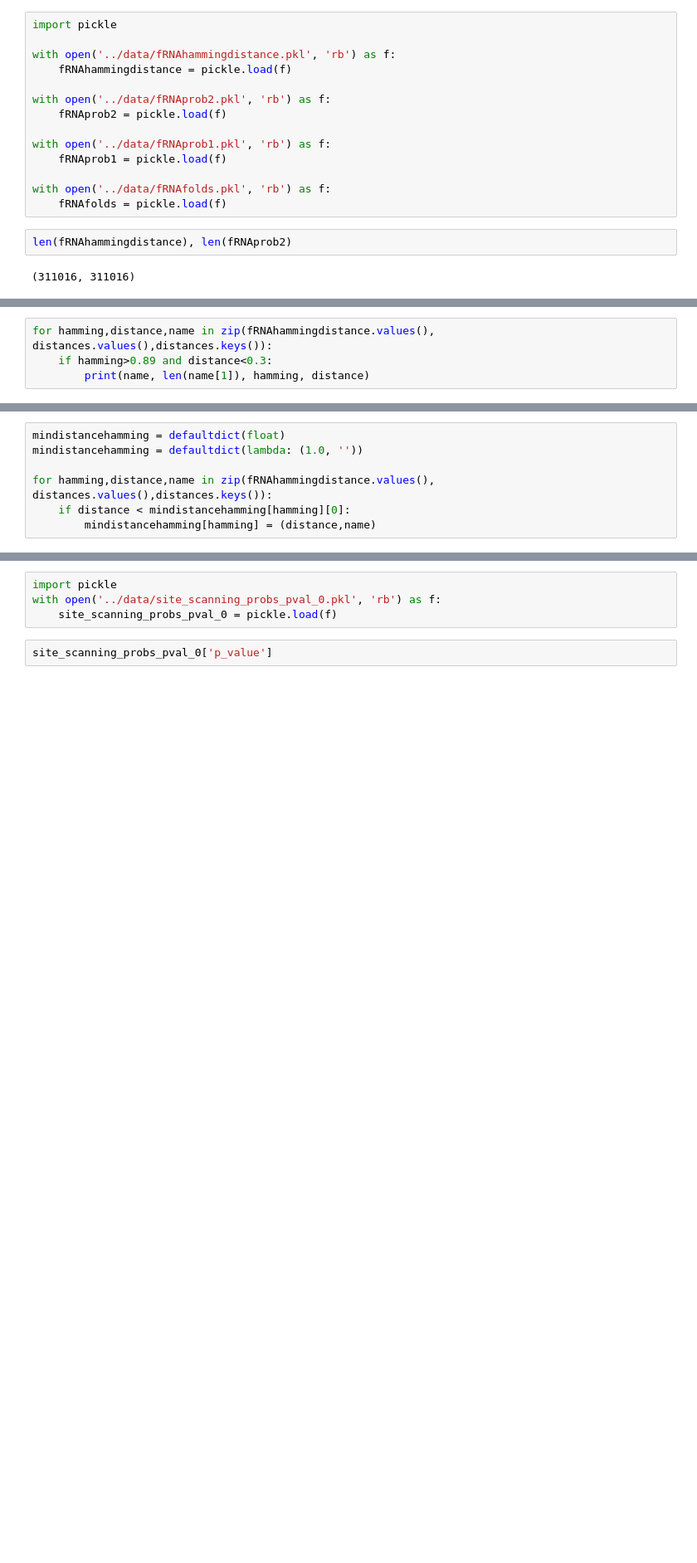
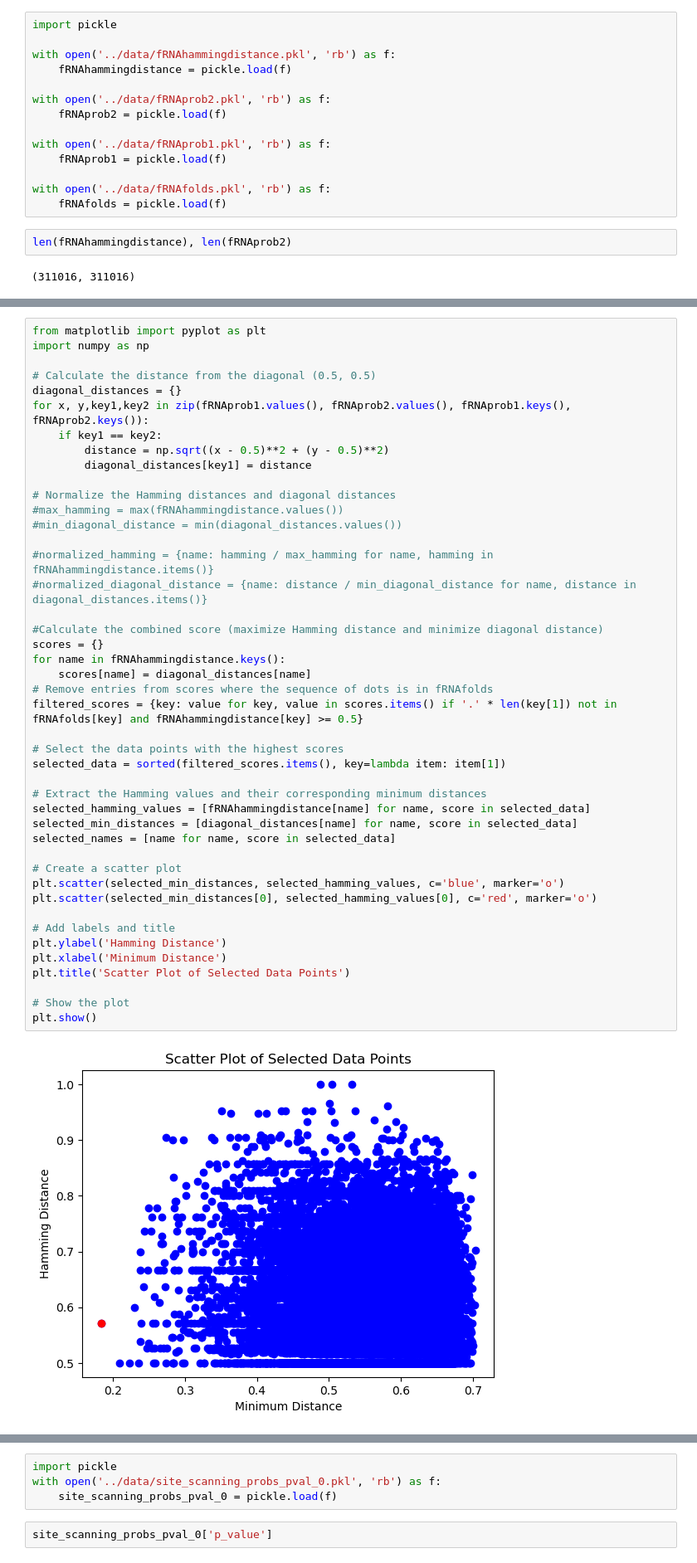
Before and after one commit to paulagrcg/phenodistance, a Jupyter notebook: main/functionalRNA.ipynb, the cells around one changed output, grey strips where cells are left out. Shown at 83% size. Cells and saved outputs as stored; diff of their text form; blank space fills up the shorter version.

Commit message:
fRNA selection more dependen on mindistance

```diff
--- a/main/functionalRNA.ipynb
+++ b/main/functionalRNA.ipynb
@@ -272,4 +205,0 @@ filtered_scores
-# %%
-for hamming,distance,name in zip(fRNAhammingdistance.values(), distances.values(),distances.keys()):
-    if hamming>0.89 and distance<0.3:
-        print(name, len(name[1]), hamming, distance)
@@ -280,7 +206,46 @@ for hamming,distance,name in zip(fRNAhammingdistance.values(), distances.values(
-# %%
-mindistancehamming = defaultdict(float)
-mindistancehamming = defaultdict(lambda: (1.0, ''))
-
-for hamming,distance,name in zip(fRNAhammingdistance.values(), distances.values(),distances.keys()):
-    if distance < mindistancehamming[hamming][0]:
-        mindistancehamming[hamming] = (distance,name)
+# %%
+from matplotlib import pyplot as plt
+import numpy as np
+
+# Calculate the distance from the diagonal (0.5, 0.5)
+diagonal_distances = {}
+for x, y,key1,key2 in zip(fRNAprob1.values(), fRNAprob2.values(), fRNAprob1.keys(), fRNAprob2.keys()):
+    if key1 == key2:
+        distance = np.sqrt((x - 0.5)**2 + (y - 0.5)**2)
+        diagonal_distances[key1] = distance
+
+# Normalize the Hamming distances and diagonal distances
+#max_hamming = max(fRNAhammingdistance.values())
+#min_diagonal_distance = min(diagonal_distances.values())
+
+#normalized_hamming = {name: hamming / max_hamming for name, hamming in fRNAhammingdistance.items()}
+#normalized_diagonal_distance = {name: distance / min_diagonal_distance for name, distance in diagonal_distances.items()}
+
+#Calculate the combined score (maximize Hamming distance and minimize diagonal distance)
+scores = {}
+for name in fRNAhammingdistance.keys():
+    scores[name] = diagonal_distances[name]
+# Remove entries from scores where the sequence of dots is in fRNAfolds
+filtered_scores = {key: value for key, value in scores.items() if '.' * len(key[1]) not in fRNAfolds[key] and fRNAhammingdistance[key] >= 0.5}
+
+# Select the data points with the highest scores
+selected_data = sorted(filtered_scores.items(), key=lambda item: item[1])
+
+# Extract the Hamming values and their corresponding minimum distances
+selected_hamming_values = [fRNAhammingdistance[name] for name, score in selected_data]
+selected_min_distances = [diagonal_distances[name] for name, score in selected_data]
+selected_names = [name for name, score in selected_data]
+
+# Create a scatter plot
+plt.scatter(selected_min_distances, selected_hamming_values, c='blue', marker='o')
+plt.scatter(selected_min_distances[0], selected_hamming_values[0], c='red', marker='o')
+
+# Add labels and title
+plt.ylabel('Hamming Distance')
+plt.xlabel('Minimum Distance')
+plt.title('Scatter Plot of Selected Data Points')
+
+# Show the plot
+plt.show()
+# %% [output]
+[figure, added]
```
Also changed, not shown: parts of 16 cells of this notebook, 4 other files.
